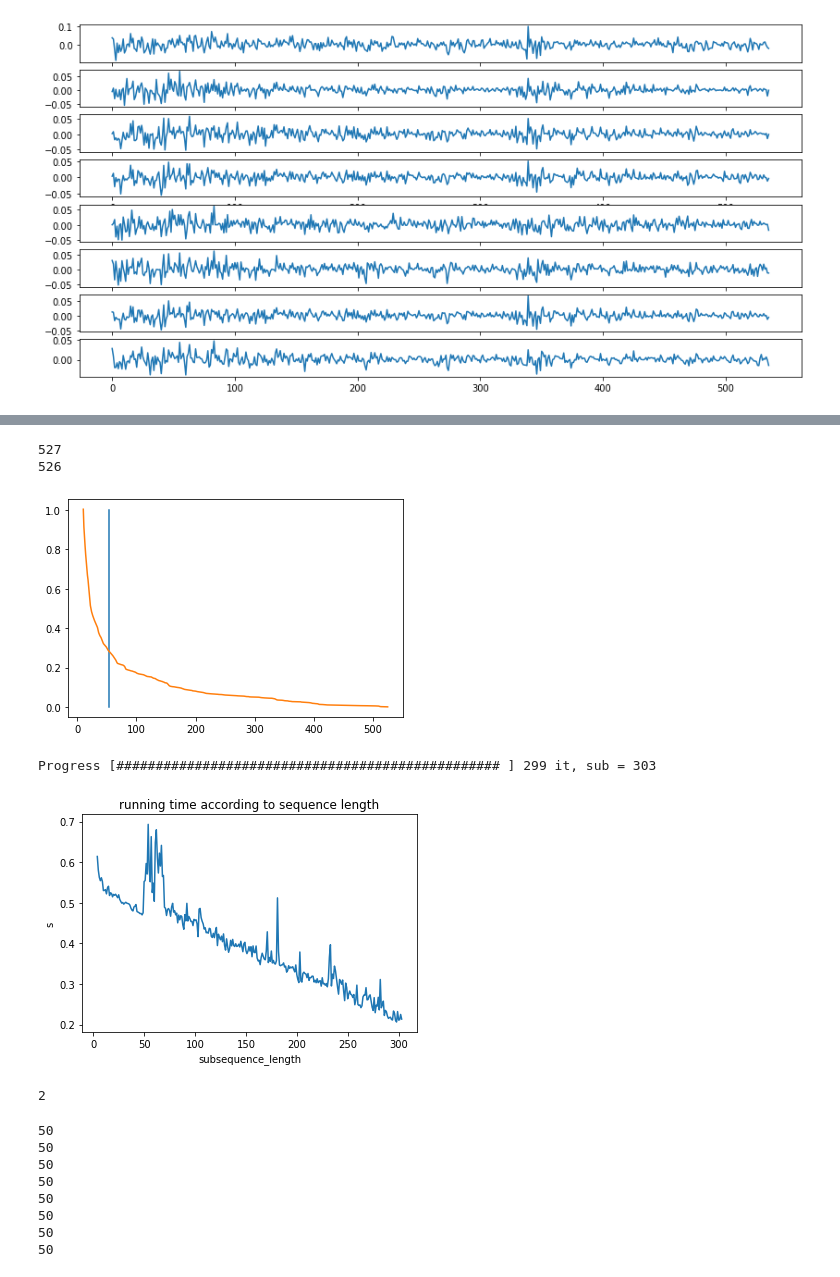
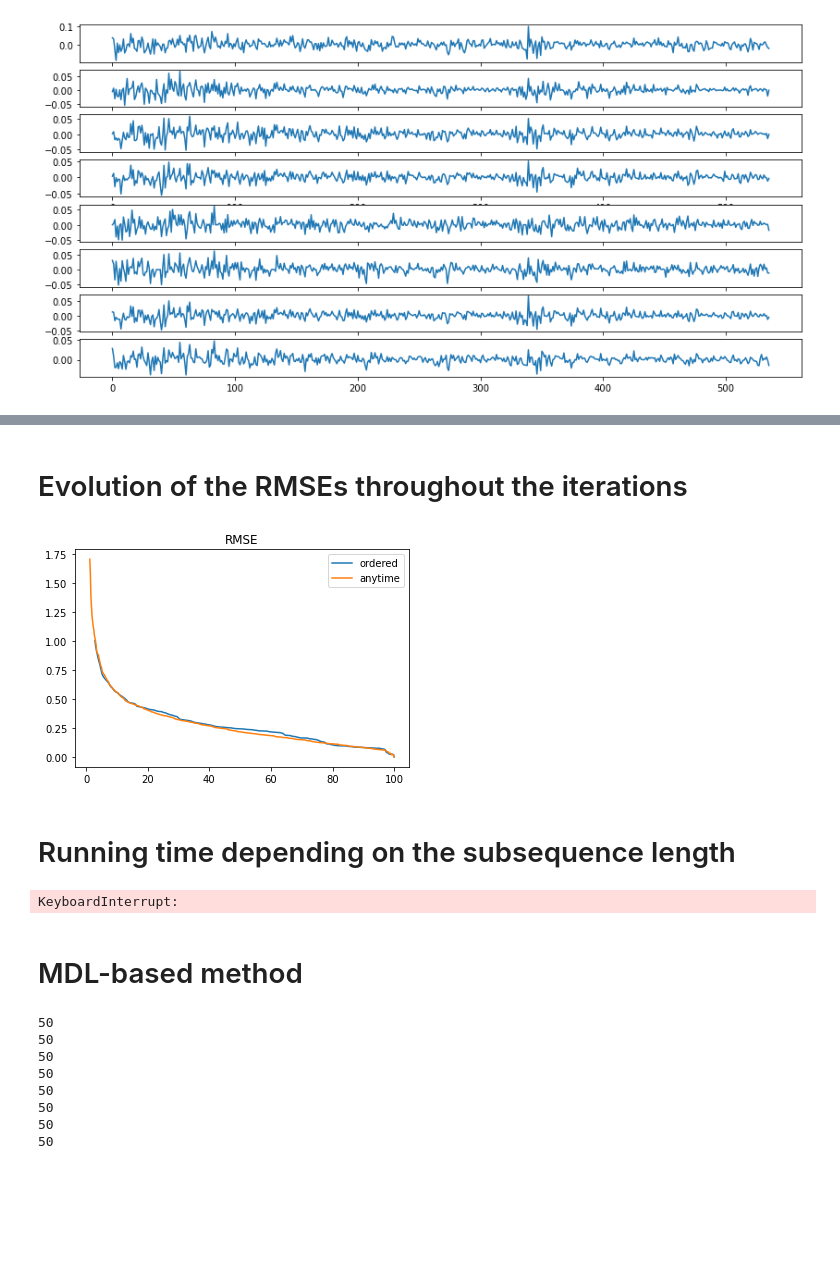
Before and after one commit to adriencances/TimeSeriesProject, a Jupyter notebook: mstamp/Untitled.ipynb, the cells around one changed output, grey strips where cells are left out. Saved outputs shown, nothing was run; the diff lists cells and outputs as text; code cells hidden in the pictures; blank space fills up the shorter version.

```diff
--- a/mstamp/Untitled.ipynb
+++ b/mstamp/Untitled.ipynb
@@ -64,51 +63,45 @@ def RMSE(matprof_1, matprof_2):
-# %%
-# compute rmse
-sub_len = 10
-sub_num = multivariate_time_series.shape[0] - sub_len + 1
-print(sub_num)
-
-mat_pro_ref, pro_idx_ref = mstamp(multivariate_time_series.T, 10)
-rmse = []
-for i in range(1, sub_num):
-    print("\r"+ str(i), end="")
-    mat_pro_approx, pro_idx_approx = mstamp(multivariate_time_series.T, 10, i, random=True)
-    rmse.append(RMSE(mat_pro_approx, mat_pro_ref))
-
-d = np.linspace(0, 1, 100)
-plt.plot([int(0.1*multivariate_time_series.shape[0]) for i in range(100)], d)
-plt.plot(rmse)
-plt.show()
-# %% [output]
-527
-526
-[figure, removed]
+# %% [markdown]
+# Evolution of the RMSEs throughout the iterations
+# %%
+sub_len = 10
+mat_pro_ref, pro_idx_ref = mstamp(multivariate_time_series.T, sub_len)
+RMSEs = compute_mstamp_RMSEs(multivariate_time_series.T, sub_len, mat_pro_ref, random=False)
+RMSEs_anytime = compute_mstamp_RMSEs(multivariate_time_series.T, sub_len, mat_pro_ref, random=True)
+
+n = multivariate_time_series.shape[0]
+perc_iters = np.linspace(1,100,n-sub_len+1)
+max_val = max([RMSEs[RMSEs < np.inf].max(),
+               RMSEs_anytime[RMSEs_anytime < np.inf].max()])
+plt.figure()
+plt.title("RMSE")
+plt.plot(perc_iters, RMSEs)
+plt.plot(perc_iters, RMSEs_anytime)
+plt.legend(["ordered", "anytime"])
+plt.show()
+# %% [output]
+[figure, added]
+# %% [markdown]
+# Running time depending on the subsequence length
 # %%
 # compute time sub sequence
 import time
 n = 300
-subsequence_lentgh = 4 + np.arange(n)
+subsequence_length = 4 + np.arange(n)
 sec = []
 i = 0
-for sub in subsequence_lentgh:
-    print('\rProgress [{0:<50s}] {1} it, sub = {2}'.format("#"*int(i/n*50), i, sub), end="")
+for sub in tqdm(subsequence_length):
     tic_in = time.time()
     mat_pro_approx, pro_idx_approx = mstamp(multivariate_time_series.T, sub)
     tic_out = time.time()
     sec.append(tic_out-tic_in)
     i += 1
-plt.plot(subsequence_lentgh, sec)
+plt.plot(subsequence_length, sec)
 plt.title("running time according to sequence length")
 plt.xlabel("subsequence_length")
 plt.ylabel("second")
 plt.show()
 # %% [output]
-Progress [################################################# ] 299 it, sub = 303
+KeyboardInterrupt:
-[figure, removed]
-# %%
-test = np.array([0, 0, 0, 1, 3])
-np.sum(test != 0)
-# %% [output]
-2
 # %%
 def Dnorm(T):
     m, dim = T.shape
@@ -177,6 +170,8 @@ def MDL(matrix_profile, multivariate_time_series, sub_len, profile):
         #unexplored_index = unexplored_index[unexplored_index != t_2]
         bits.append(bit(multivariate_time_series, compressible_set_index, hypothesis_index, sub_len))
     return np.array(bits)
+# %% [markdown]
+# MDL-based method
 # %%
 mat_pro, pro_idx, profile = mstamp(multivariate_time_series.T, 50, return_dimension=True)
 bits = MDL(mat_pro, multivariate_time_series, 50, profile)
```
Also changed, not shown: parts of 3 cells of this notebook, 4 other files.
